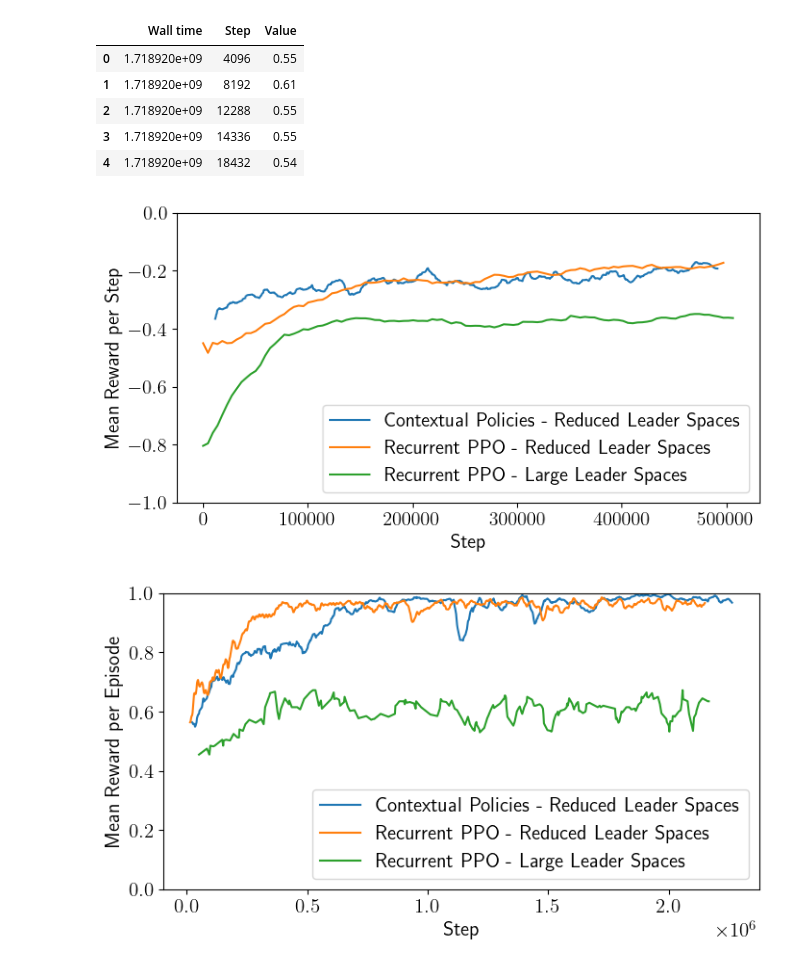
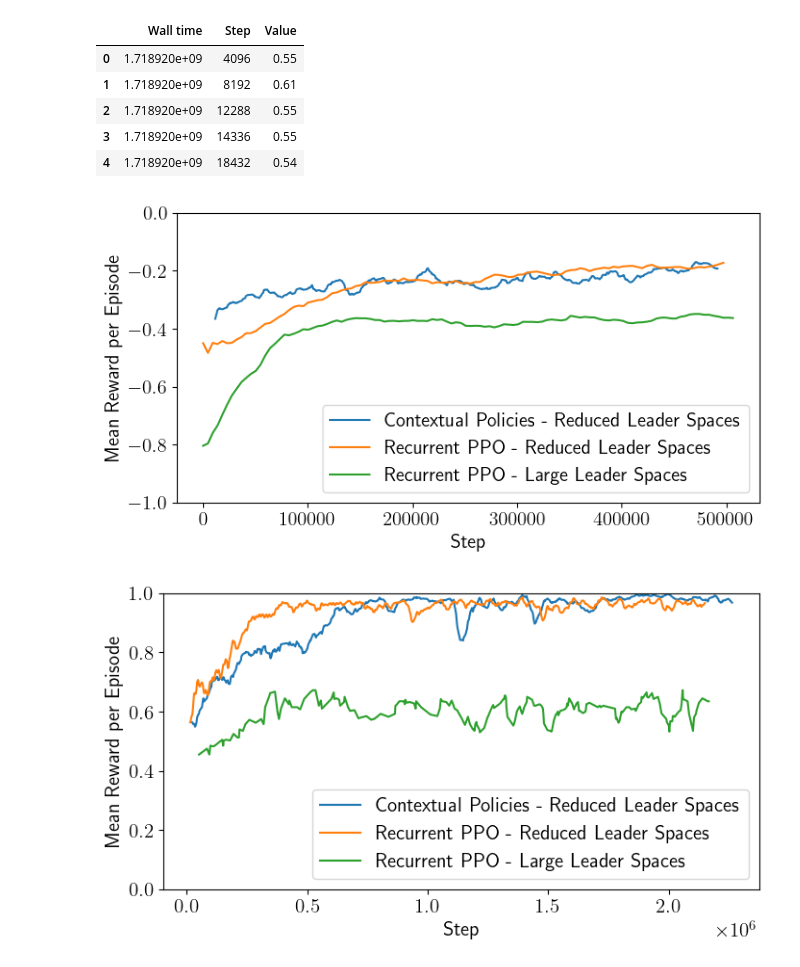
Before and after one commit to LeonardSchroeter/forl-stackelberg, a Jupyter notebook: generate_plots_drone_game.ipynb, the cells around one changed output. Cells and saved outputs as stored; diff of their text form; code cells hidden in the pictures.

Commit message:
Change plotting

```diff
--- a/generate_plots_drone_game.ipynb
+++ b/generate_plots_drone_game.ipynb
@@ -25,34 +25,36 @@ contextual_leader.head()
 # %%
 import matplotlib.pyplot as plt
 import numpy as np
 
 # make text size of all labels larger
 plt.rcParams.update({'font.size': 15})
 
+# make font to latex style
+plt.rc('text', usetex=True)
 
 # Create the plot
 plt.figure(figsize=(8, 4))
 plt.plot(contextual_follower["Step"][20:-20], smooth(contextual_follower["Value"], 40)[20:-20], label='Contextual Policies - Reduced Leader Spaces')
 plt.plot((rl2_follower["Step"]*57*80)[:110], (rl2_follower["ancient-yogurt-6 - mean meta-episode return"]/3)[:110], label='Recurrent PPO - Reduced Leader Spaces')
 plt.plot((rl2_cont_follower["Step"]*57*80), rl2_cont_follower["smart-pyramid-7 - mean meta-episode return"]/3, label='Recurrent PPO - Large Leader Spaces')
 # plt.plot(follower_rnn["Step"].to_numpy(), follower_rnn["celestial-elevator-24 - mean evaluation reward"].to_numpy(), label='Recurrent PPO (Ours)')
 
 # Add labels and title
 plt.xlabel('Step')
-plt.ylabel('Mean Reward per Step')
+plt.ylabel('Mean Reward per Episode')
 #plt.title('Follower Mean Reward')
 plt.legend()
 
 # put legend bottom right
 plt.legend(loc='lower right')
 
 # ylim
 plt.ylim(-1., 0.)
 
 # Display the plot
 plt.show()
 # %% [output]
-[figure, old version]
+[figure, new version]
 # %%
 import matplotlib.pyplot as plt
 import numpy as np
```
